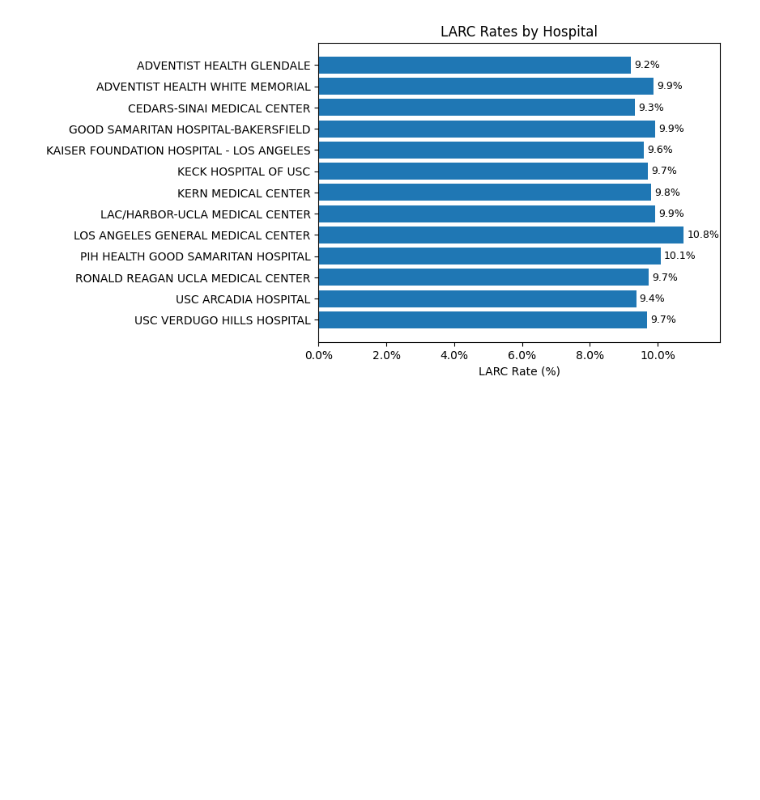
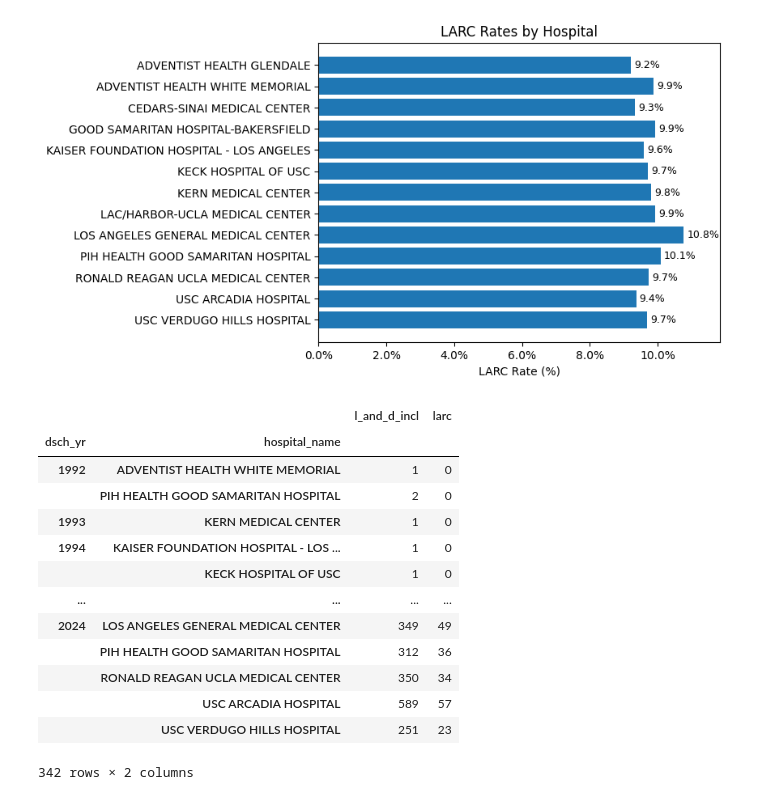
Before and after one commit to orchid-initiative/postpartum-larc, a Jupyter notebook: analysis/larc_l-and-d.ipynb, the cells around one changed output. Drawn from its saved outputs; the diff is of its cells as text; code cells hidden in the pictures; blank space fills up the shorter version.

```diff
--- a/analysis/larc_l-and-d.ipynb
+++ b/analysis/larc_l-and-d.ipynb
@@ -387,0 +367,17 @@ for bar in bars:
+# %%
+hospital_by_year_larc_rate
+# %% [output]
+|  |  | l_and_d_incl | larc |
+| dsch_yr | hospital_name |  |  |
+| 1992 | ADVENTIST HEALTH WHITE MEMORIAL | 1 | 0 |
+|  | PIH HEALTH GOOD SAMARITAN HOSPITAL | 2 | 0 |
+| 1993 | KERN MEDICAL CENTER | 1 | 0 |
+| 1994 | KAISER FOUNDATION HOSPITAL - LOS ... | 1 | 0 |
+|  | KECK HOSPITAL OF USC | 1 | 0 |
+| ... | ... | ... | ... |
+| 2024 | LOS ANGELES GENERAL MEDICAL CENTER | 349 | 49 |
+|  | PIH HEALTH GOOD SAMARITAN HOSPITAL | 312 | 36 |
+|  | RONALD REAGAN UCLA MEDICAL CENTER | 350 | 34 |
+|  | USC ARCADIA HOSPITAL | 589 | 57 |
+|  | USC VERDUGO HILLS HOSPITAL | 251 | 23 |
+342 rows × 2 columns
```
Also changed, not shown: parts of 7 cells of this notebook.
